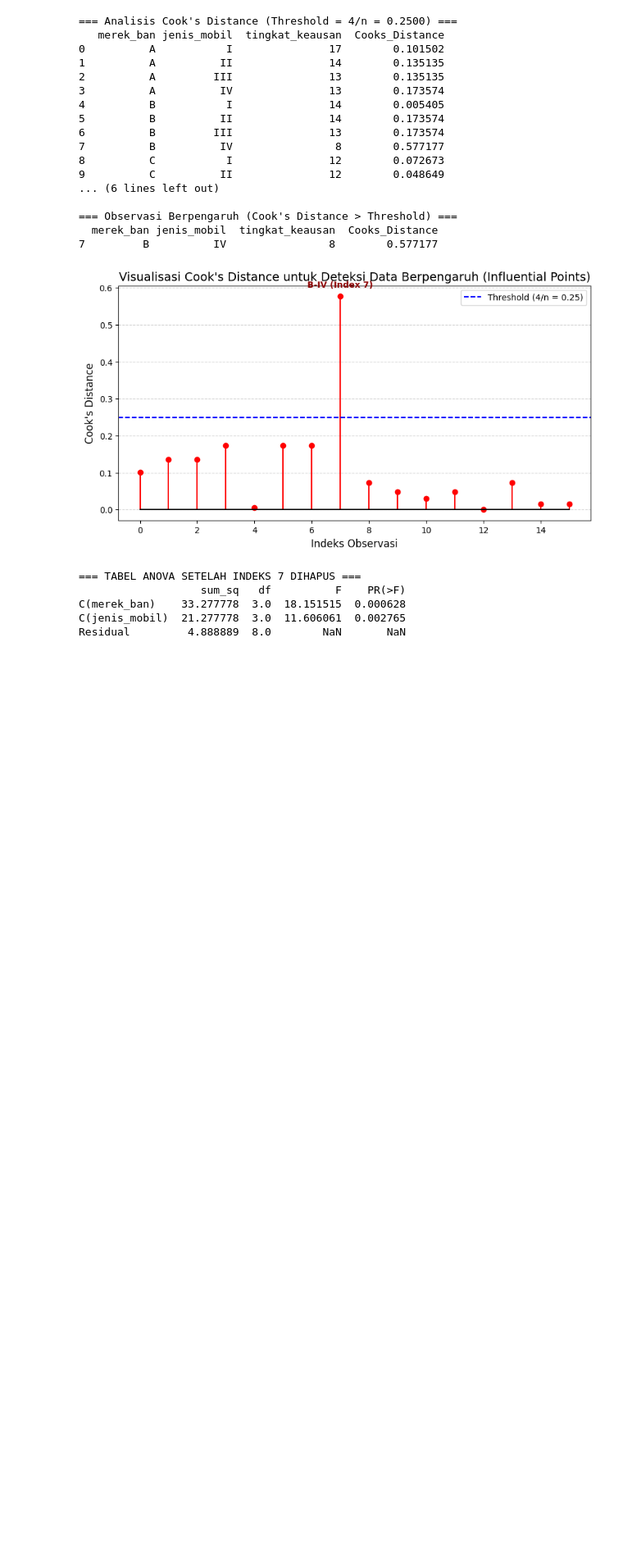
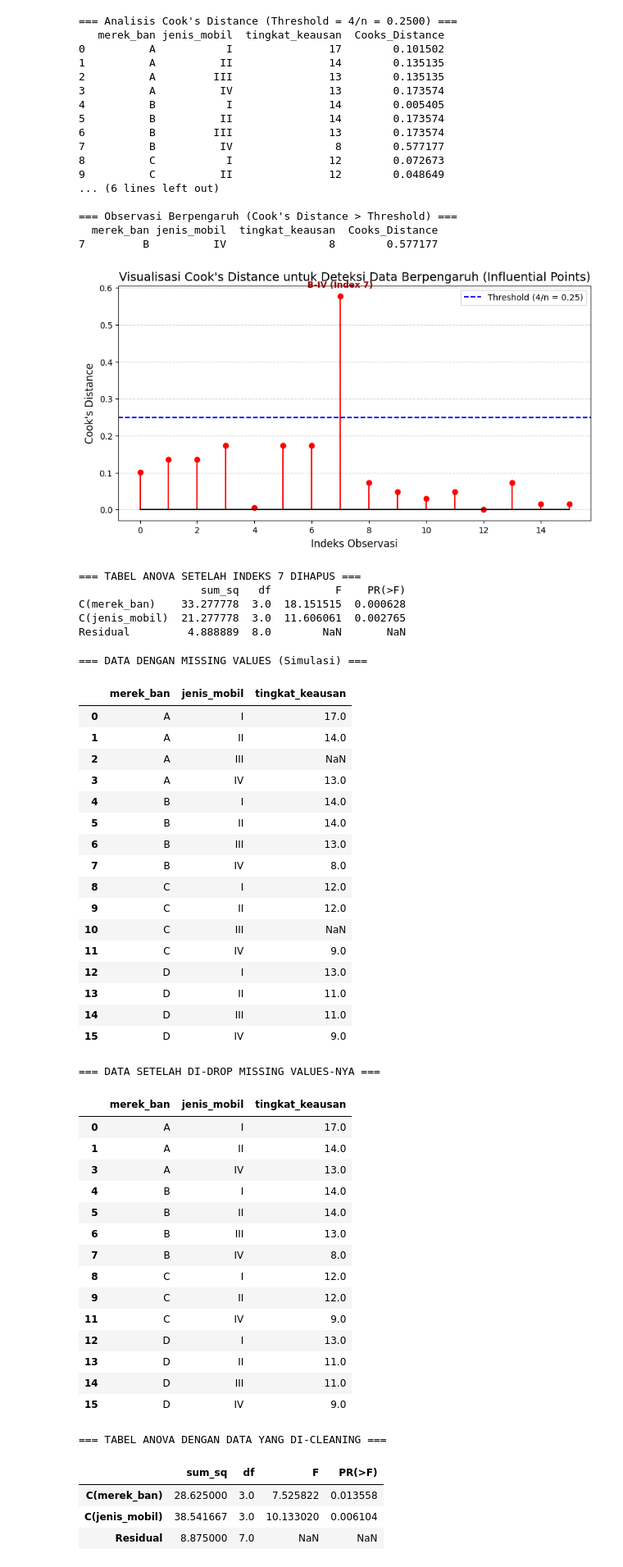
Before and after one commit to zaafirrahman/s2-tmi, a Jupyter notebook: bahan/Anstat/tugas/Anova/latihan_kelas/keausan_ban.ipynb, the cells around one changed output. Shown at 82% size. Saved outputs shown, nothing was run; the diff lists cells and outputs as text; code cells hidden in the pictures; blank space fills up the shorter version.

```diff
--- a/bahan/Anstat/tugas/Anova/keausan_ban.ipynb
+++ b/bahan/Anstat/tugas/Anova/latihan_kelas/keausan_ban.ipynb
@@ -175,3 +175,71 @@ print(anova_table_filtered)
 C(merek_ban)    33.277778  3.0  18.151515  0.000628
 C(jenis_mobil)  21.277778  3.0  11.606061  0.002765
 Residual         4.888889  8.0        NaN       NaN
+# %%
+import numpy as np
+import pandas as pd
+from statsmodels.formula.api import ols
+from statsmodels.stats.anova import anova_lm
+
+# 1. Membuat duplikat data asli untuk simulasi
+df_missing = df.copy()
+
+# Mensimulasikan adanya data hilang (misal pada baris indeks 2 dan 10)
+df_missing.loc[2, 'tingkat_keausan'] = np.nan
+df_missing.loc[10, 'tingkat_keausan'] = np.nan
+
+print("=== DATA DENGAN MISSING VALUES (Simulasi) ===")
+display(df_missing)
+
+# 2. Penanganan: Menghapus baris yang memiliki nilai NaN (dropna)
+df_cleaned = df_missing.dropna(subset=['tingkat_keausan'])
+
+print("\n=== DATA SETELAH DI-DROP MISSING VALUES-NYA ===")
+display(df_cleaned)
+
+# 3. Menjalankan kembali model ANOVA dengan data yang sudah bersih
+model_cleaned = ols('tingkat_keausan ~ C(merek_ban) + C(jenis_mobil)', data=df_cleaned).fit()
+anova_cleaned = anova_lm(model_cleaned, typ=2)
+
+print("\n=== TABEL ANOVA DENGAN DATA YANG DI-CLEANING ===")
+display(anova_cleaned)
+# %% [output]
+=== DATA DENGAN MISSING VALUES (Simulasi) ===
+|  | merek_ban | jenis_mobil | tingkat_keausan |
+| 0 | A | I | 17.0 |
+| 1 | A | II | 14.0 |
+| 2 | A | III | NaN |
+| 3 | A | IV | 13.0 |
+| 4 | B | I | 14.0 |
+| 5 | B | II | 14.0 |
+| 6 | B | III | 13.0 |
+| 7 | B | IV | 8.0 |
+| 8 | C | I | 12.0 |
+| 9 | C | II | 12.0 |
+| 10 | C | III | NaN |
+| 11 | C | IV | 9.0 |
+| 12 | D | I | 13.0 |
+| 13 | D | II | 11.0 |
+| 14 | D | III | 11.0 |
+| 15 | D | IV | 9.0 |
+=== DATA SETELAH DI-DROP MISSING VALUES-NYA ===
+|  | merek_ban | jenis_mobil | tingkat_keausan |
+| 0 | A | I | 17.0 |
+| 1 | A | II | 14.0 |
+| 3 | A | IV | 13.0 |
+| 4 | B | I | 14.0 |
+| 5 | B | II | 14.0 |
+| 6 | B | III | 13.0 |
+| 7 | B | IV | 8.0 |
+| 8 | C | I | 12.0 |
+| 9 | C | II | 12.0 |
+| 11 | C | IV | 9.0 |
+| 12 | D | I | 13.0 |
+| 13 | D | II | 11.0 |
+| 14 | D | III | 11.0 |
+| 15 | D | IV | 9.0 |
+=== TABEL ANOVA DENGAN DATA YANG DI-CLEANING ===
+|  | sum_sq | df | F | PR(>F) |
+| C(merek_ban) | 28.625000 | 3.0 | 7.525822 | 0.013558 |
+| C(jenis_mobil) | 38.541667 | 3.0 | 10.133020 | 0.006104 |
+| Residual | 8.875000 | 7.0 | NaN | NaN |
```
Also changed, not shown: parts of 1 cell of this notebook, 9 other files.
